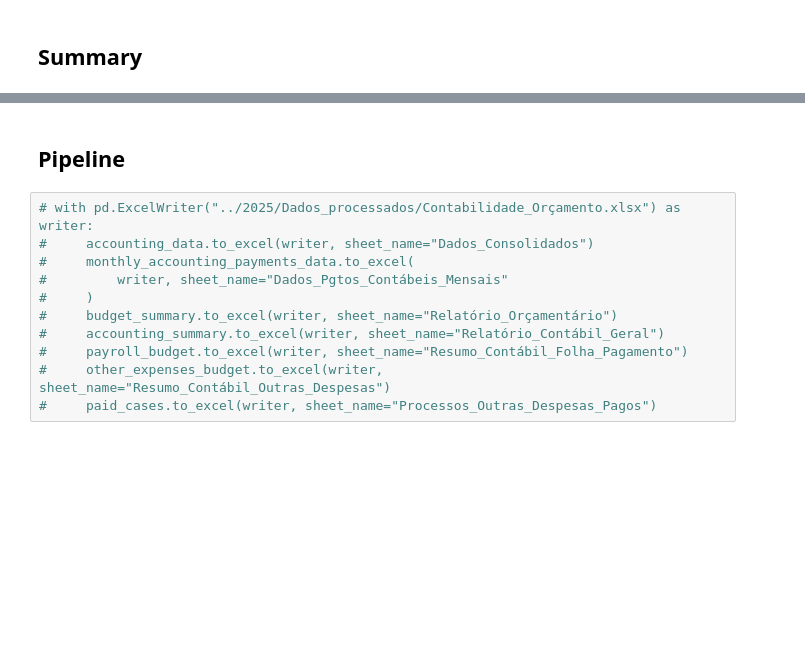
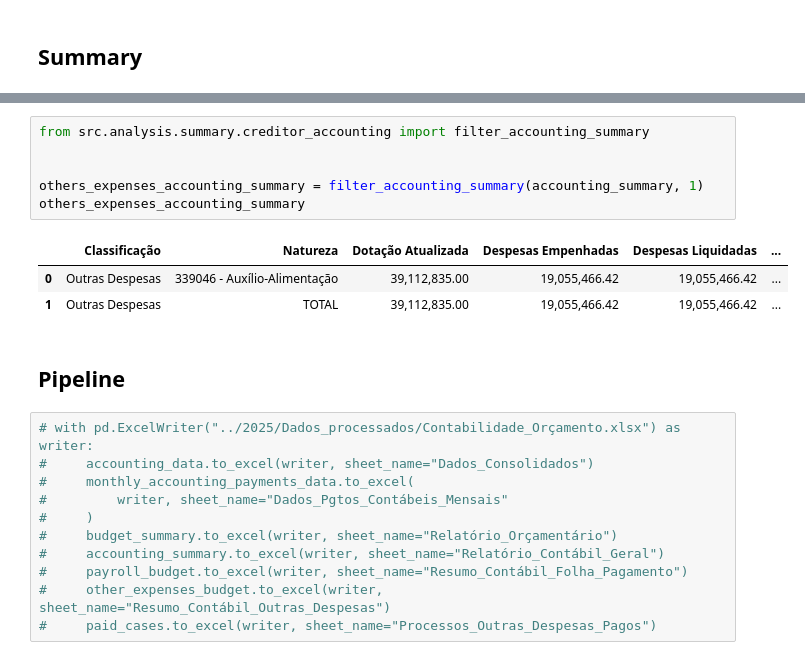
Before and after one commit to adrsb/cacs_fundeb_analysis, a Jupyter notebook: notebooks/00_exploratory_data_analysis.ipynb, the cells around one changed output, grey strips where cells are left out. Drawn from its saved outputs; the diff is of its cells as text; blank space fills up the shorter version.

```diff
--- a/notebooks/00_exploratory_data_analysis.ipynb
+++ b/notebooks/00_exploratory_data_analysis.ipynb
@@ -620,3 +664,13 @@ accounting_summary(clean_accounting_data)
+# %%
+from src.analysis.summary.creditor_accounting import filter_accounting_summary
+
+
+others_expenses_accounting_summary = filter_accounting_summary(accounting_summary, 1)
+others_expenses_accounting_summary
+# %% [output]
+|  | Classificação | Natureza | Dotação Atualizada | Despesas Empenhadas | Despesas Liquidadas | ... |
+| 0 | Outras Despesas | 339046 - Auxílio-Alimentação | 39,112,835.00 | 19,055,466.42 | 19,055,466.42 | ... |
+| 1 | Outras Despesas | TOTAL | 39,112,835.00 | 19,055,466.42 | 19,055,466.42 | ... |
 # %% [markdown]
 ## Pipeline
 # %%
```
Also changed, not shown: parts of 9 cells of this notebook, 8 other files.
